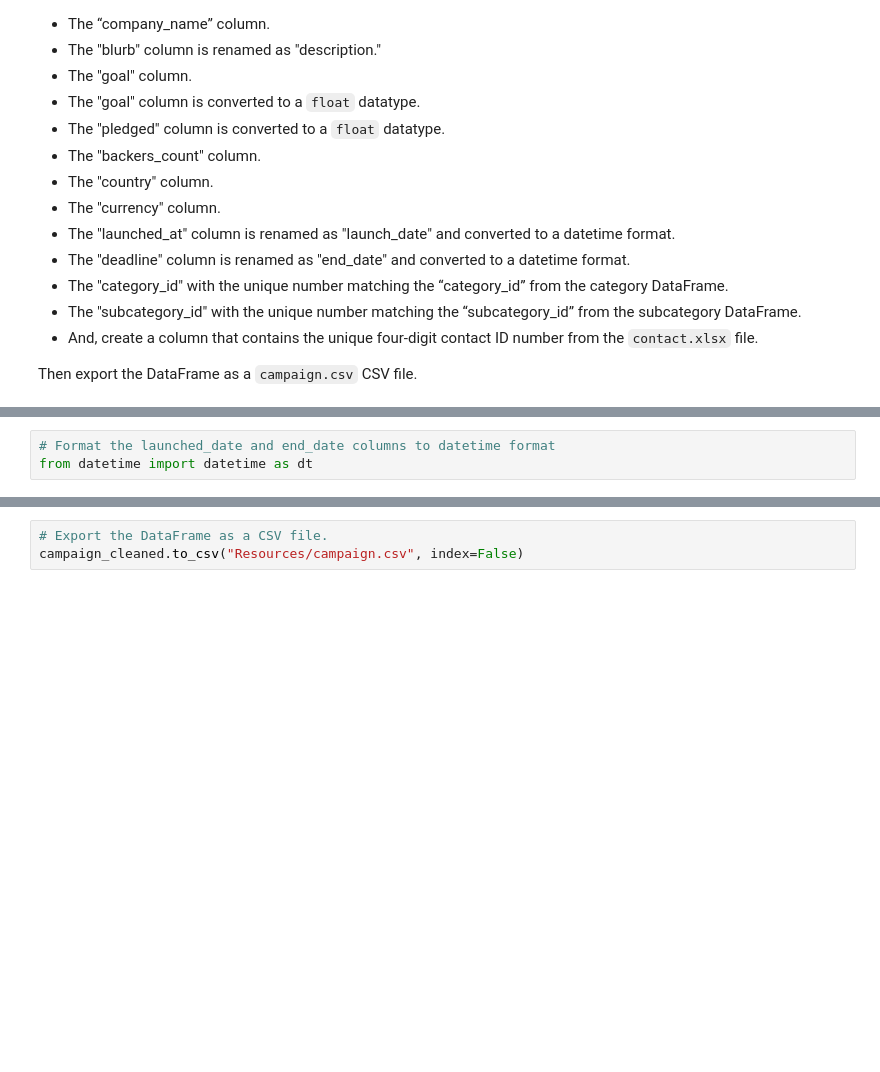
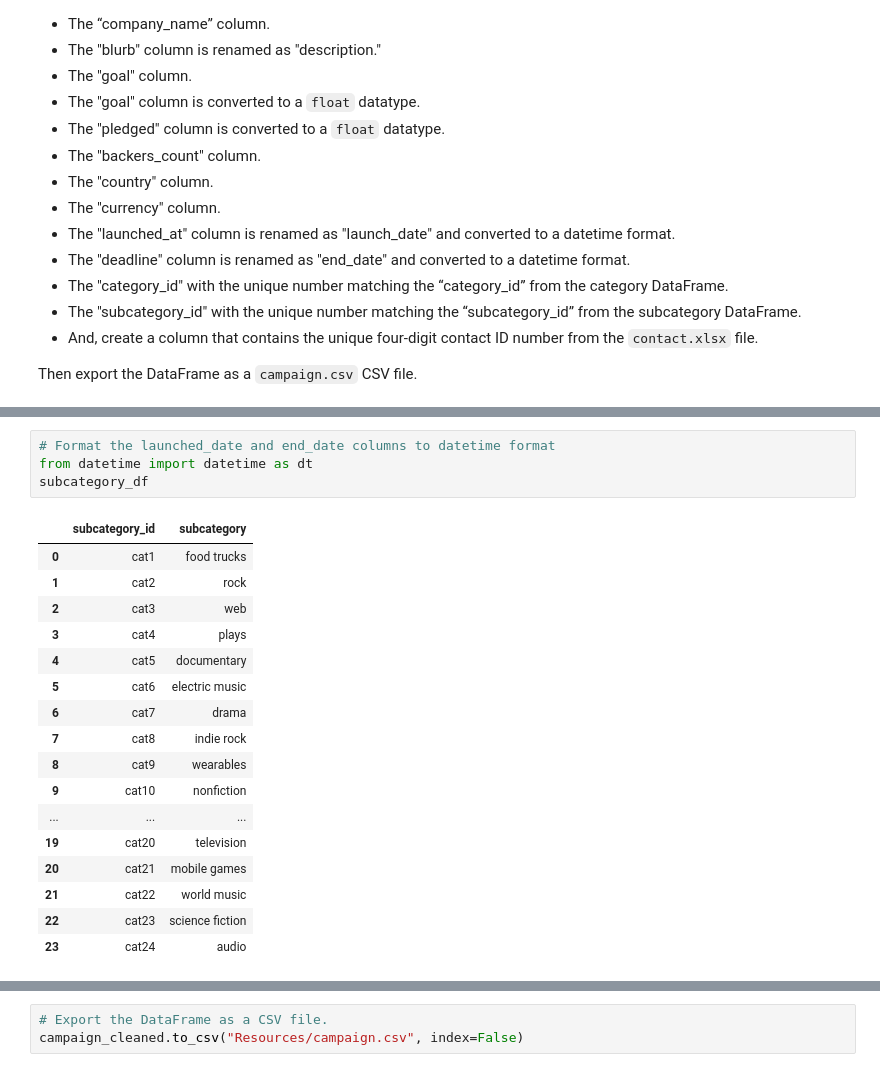
Before and after one commit to kottonxie/project2_etl, a Jupyter notebook: ETL_Mini_Project_Starter_Code.ipynb, the cells around one changed output, grey strips where cells are left out. Drawn from its saved outputs; the diff is of its cells as text; blank space fills up the shorter version.

```diff
--- a/ETL_Mini_Project_Starter_Code.ipynb
+++ b/ETL_Mini_Project_Starter_Code.ipynb
@@ -228,6 +270,25 @@ campaign_df.head()
 # %%
 # Format the launched_date and end_date columns to datetime format
 from datetime import datetime as dt
+subcategory_df
+# %% [output]
+|  | subcategory_id | subcategory |
+| 0 | cat1 | food trucks |
+| 1 | cat2 | rock |
+| 2 | cat3 | web |
+| 3 | cat4 | plays |
+| 4 | cat5 | documentary |
+| 5 | cat6 | electric music |
+| 6 | cat7 | drama |
+| 7 | cat8 | indie rock |
+| 8 | cat9 | wearables |
+| 9 | cat10 | nonfiction |
+| ... | ... | ... |
+| 19 | cat20 | television |
+| 20 | cat21 | mobile games |
+| 21 | cat22 | world music |
+| 22 | cat23 | science fiction |
+| 23 | cat24 | audio |
 # %%
 # Merge the campaign_df with the category_df on the "category" column and
 # the subcategory_df on the "subcategory" column.
```
Also changed, not shown: parts of 8 cells of this notebook.
